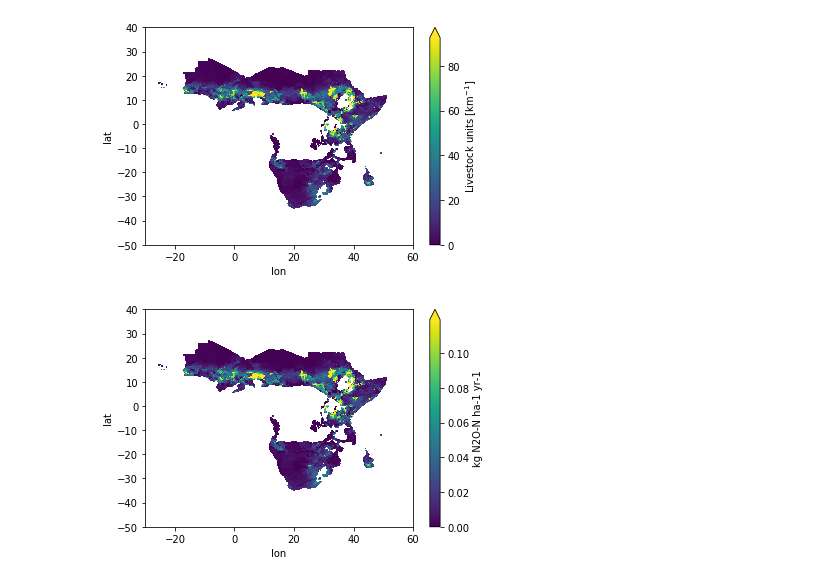
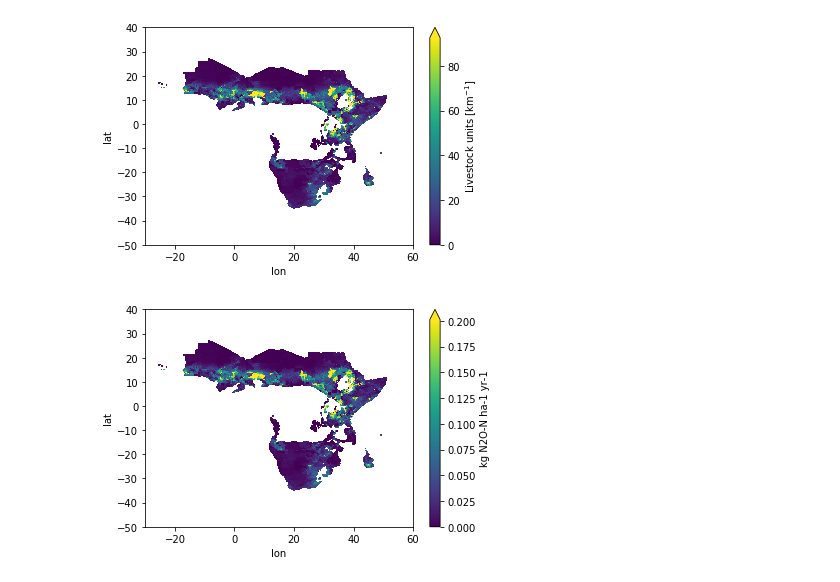
Before and after one commit to cwerner/edgar5-analysis-africa, a Jupyter notebook: analysis.ipynb, the cells around one changed output. Cells and saved outputs as stored; diff of their text form; code cells hidden in the pictures.

Commit message:
add totals to plots

```diff
--- a/analysis.ipynb
+++ b/analysis.ipynb
@@ -11,6 +11,8 @@ EDGAR data: [source](https://edgar.jrc.ec.europa.eu/overview.php?v=50_GHG)
 # %% [output]
 The autoreload extension is already loaded. To reload it, use:
   %reload_ext autoreload
+# %%
+TOTAL = 50_200_000
 # %%
 from pathlib import Path
 import math
@@ -338,11 +340,12 @@ sheep_fr = ((((livestock["sheep"]*0.1)/0.7) / livestockunits)*subsaharadry)
 goats_fr = ((((livestock["goats"]*0.1)/0.7) / livestockunits)*subsaharadry)
 # %%
 # scale total emission back to pixels
-total_livestockunits = (livestockunits*subsahara).sum()
+## WARNING: CHANGE subsahara -> subsaharadry in total_livestockunits
+total_livestockunits = (livestockunits*subsaharadry).sum()
 cattle_fr = (livestock["cattle"]*subsaharadry) / total_livestockunits
 sheep_fr = (((livestock["sheep"]*0.1)/0.7)*subsaharadry) / total_livestockunits
 goats_fr = (((livestock["goats"]*0.1)/0.7)*subsaharadry) / total_livestockunits
 # %%
-((cattle_fr + sheep_fr + goats_fr)* 45_600_000 / area).plot(robust=True, cbar_kwargs={'label': "kg N2O-N ha-1 yr-1"});
+((cattle_fr + sheep_fr + goats_fr)* TOTAL / area).plot(robust=True, cbar_kwargs={'label': "kg N2O-N ha-1 yr-1"});
 # %% [output]
-[figure, old version]
+[figure, new version]
```
Also changed, not shown: parts of 5 cells of this notebook, 1 other file.
